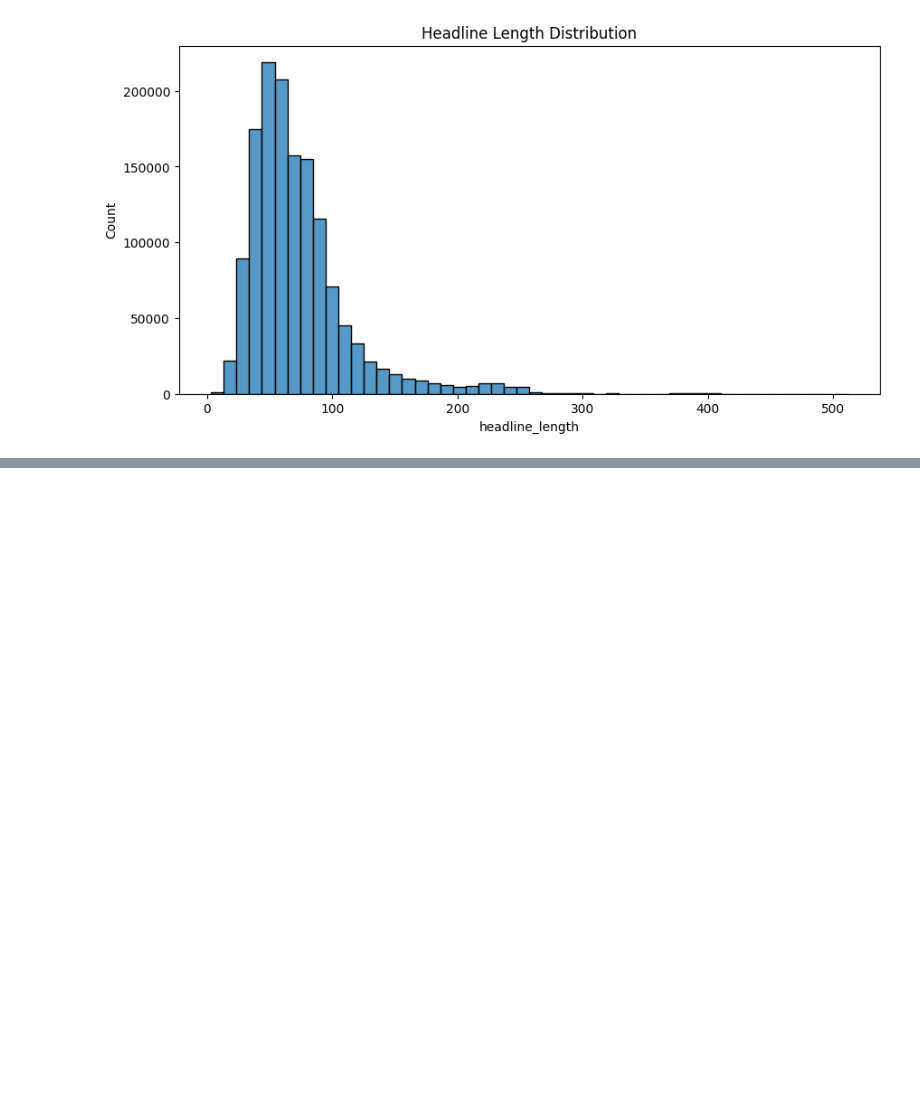
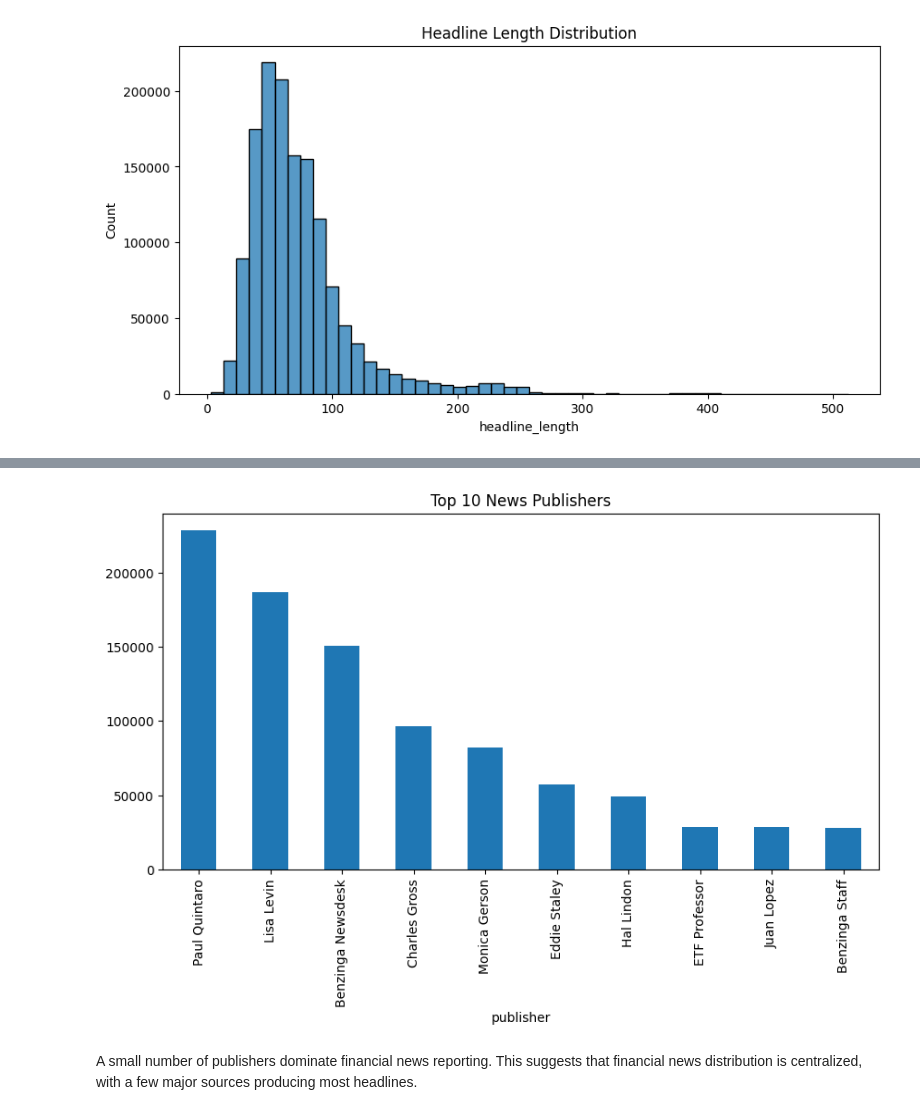
Before and after one commit to Maria-Biruk/News-sentiment-analysis, a Jupyter notebook: notebooks/EDA_Task1_Clean.ipynb, the cells around one changed output, grey strips where cells are left out. Saved outputs shown, nothing was run; the diff lists cells and outputs as text; code cells hidden in the pictures; blank space fills up the shorter version.

```diff
--- a/notebooks/EDA_Task1_Clean.ipynb
+++ b/notebooks/EDA_Task1_Clean.ipynb
@@ -112,0 +228,3 @@ import seaborn as sns
+# %%
+top_publishers = news['publisher'].value_counts().head(10)
+top_publishers
@@ -112,0 +244,11 @@ import seaborn as sns
+# %%
+import matplotlib.pyplot as plt
+
+plt.figure(figsize=(10,5))
+top_publishers.plot(kind='bar')
+plt.title("Top 10 News Publishers")
+plt.show()
+# %% [output]
+[figure, added]
+# %% [markdown]
+A small number of publishers dominate financial news reporting. This suggests that financial news distribution is centralized, with a few major sources producing most headlines.
```
Also changed, not shown: parts of 20 cells of this notebook, 11 other files.
